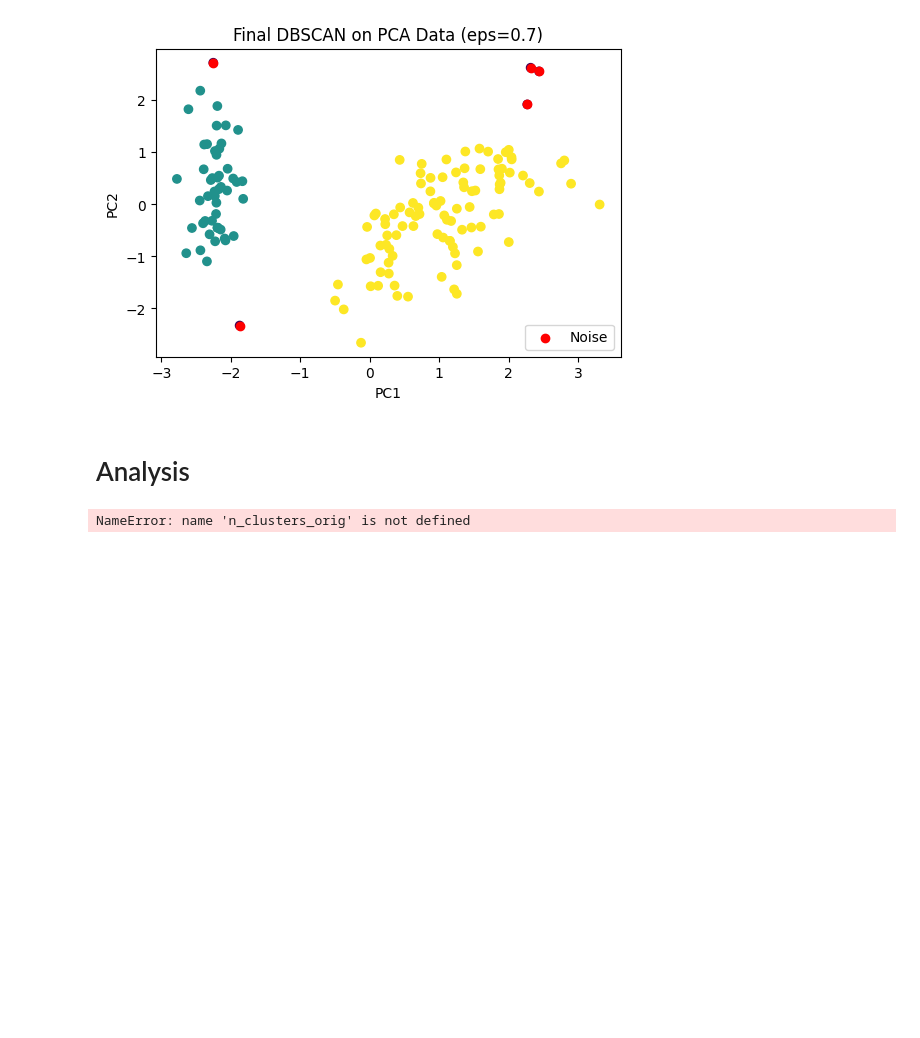
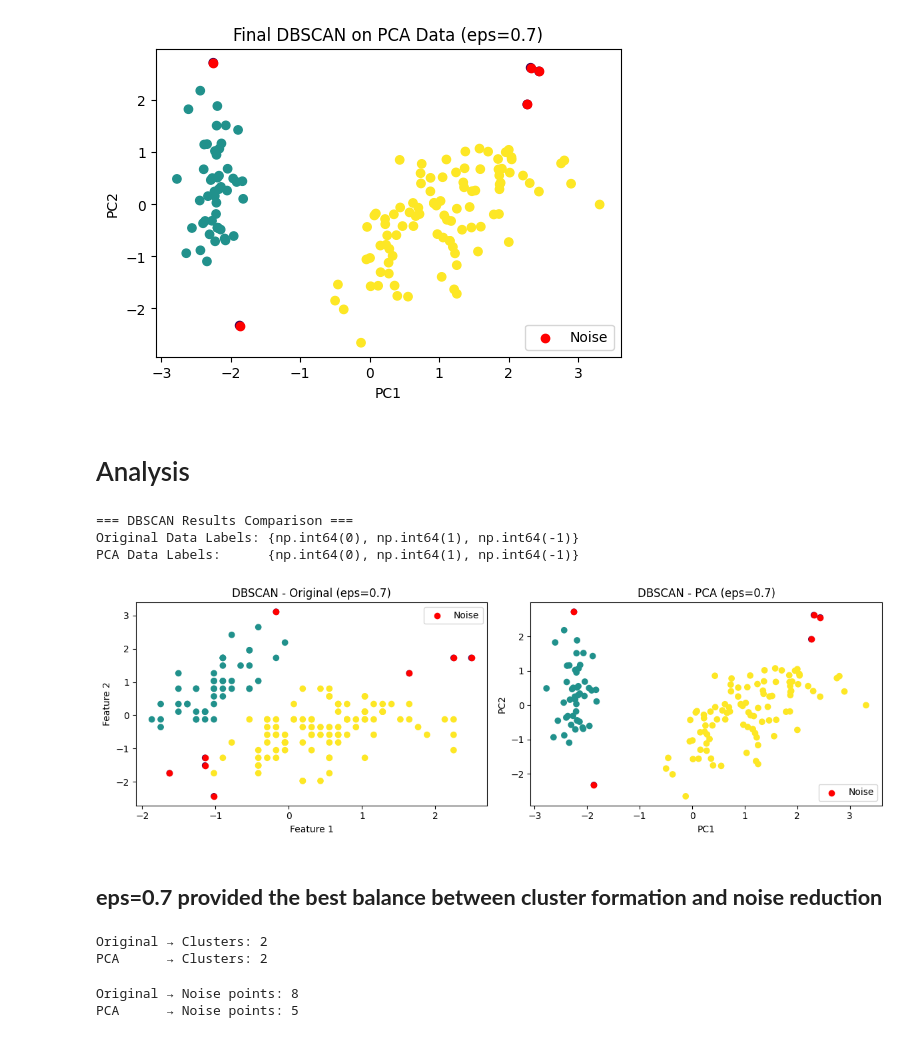
Before and after one commit to DOHA-BASEM3/Activity-3--DBSCAN-and-PCA, a Jupyter notebook: DBSCAN_and_PCA.ipynb, the cells around one changed output. Saved outputs shown, nothing was run; the diff lists cells and outputs as text; code cells hidden in the pictures; blank space fills up the shorter version.

```diff
--- a/DBSCAN_and_PCA.ipynb
+++ b/DBSCAN_and_PCA.ipynb
@@ -239,7 +243,46 @@ plt.show()
+# %%
+# - Compare results
+print("=== DBSCAN Results Comparison ===")
+print(f"Original Data Labels: {set(labels_original)}")
+print(f"PCA Data Labels:      {set(labels_pca)}")
+
+
+fig, (ax1, ax2) = plt.subplots(1, 2, figsize=(12, 4))
+# Original
+ax1.scatter(X_scaled[:,0], X_scaled[:,1], c=labels_original )
+ax1.scatter(X_scaled[labels_original == -1, 0], X_scaled[labels_original == -1, 1]
+            ,c='red', label='Noise')
+ax1.set_title("DBSCAN - Original (eps=0.7)")
+ax1.set_xlabel("Feature 1")
+ax1.set_ylabel("Feature 2")
+ax1.legend()
+
+# PCA
+ax2.scatter(X_pca[:,0], X_pca[:,1], c=labels_pca)
+ax2.scatter(X_pca[labels_pca == -1, 0], X_pca[labels_pca == -1, 1],
+            c='red', label='Noise')
+
+ax2.set_title("DBSCAN - PCA (eps=0.7)")
+ax2.set_xlabel("PC1")
+ax2.set_ylabel("PC2")
+ax2.legend()
+
+plt.tight_layout()
+plt.show()
+# %% [output]
+=== DBSCAN Results Comparison ===
+Original Data Labels: {np.int64(0), np.int64(1), np.int64(-1)}
+PCA Data Labels:      {np.int64(0), np.int64(1), np.int64(-1)}
+[figure, added]
+# %% [markdown]
+## **eps=0.7 provided the best balance between cluster formation and noise reduction**
 # %%
+#  Count clusters
+n_clusters_orig = len(set(labels_original)) - (1 if -1 in labels_original else 0)
+n_clusters_pca  = len(set(labels_pca))      - (1 if -1 in labels_pca else 0)
 
-# - Count cluster   ← عدّ المجموعا
 print(f"Original → Clusters: {n_clusters_orig}")
-print(f"PCA      → Clusters: {n_clusters_pca} ")
+print(f"PCA      → Clusters: {n_clusters_pca}")
 # %% [output]
-NameError: name 'n_clusters_orig' is not defined
+Original → Clusters: 2
+PCA      → Clusters: 2
@@ -249,0 +289,10 @@ print("Analysis goes here")  # ← تبدل هاد
+# %%
+#  Count noise points
+n_noise_orig = list(labels_original).count(-1)
+n_noise_pca  = list(labels_pca).count(-1)
+
+print(f"Original → Noise points: {n_noise_orig}")
+print(f"PCA      → Noise points: {n_noise_pca}")
+# %% [output]
+Original → Noise points: 8
+PCA      → Noise points: 5
```
Also changed, not shown: parts of 11 cells of this notebook.
